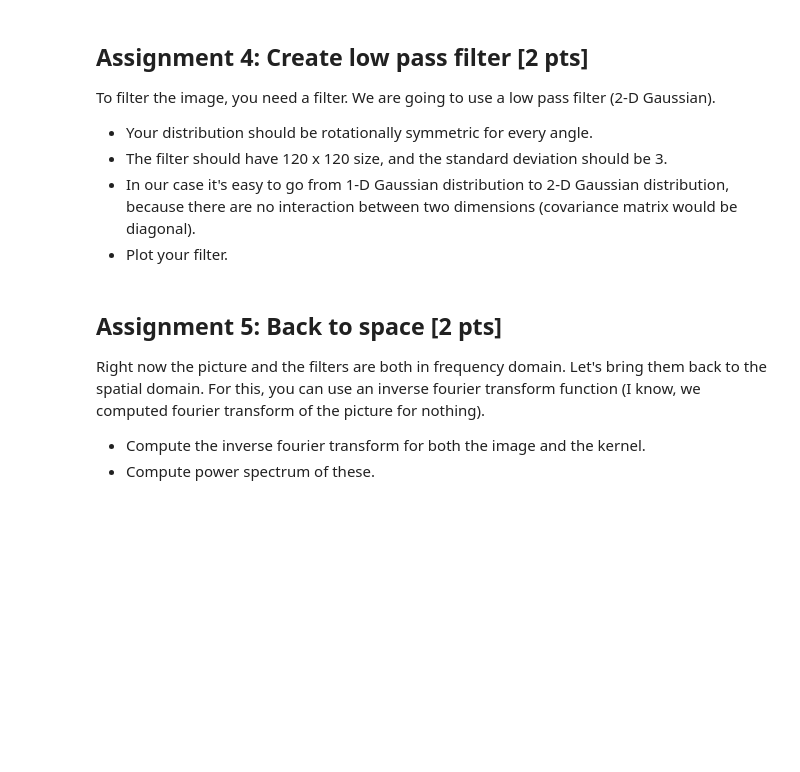
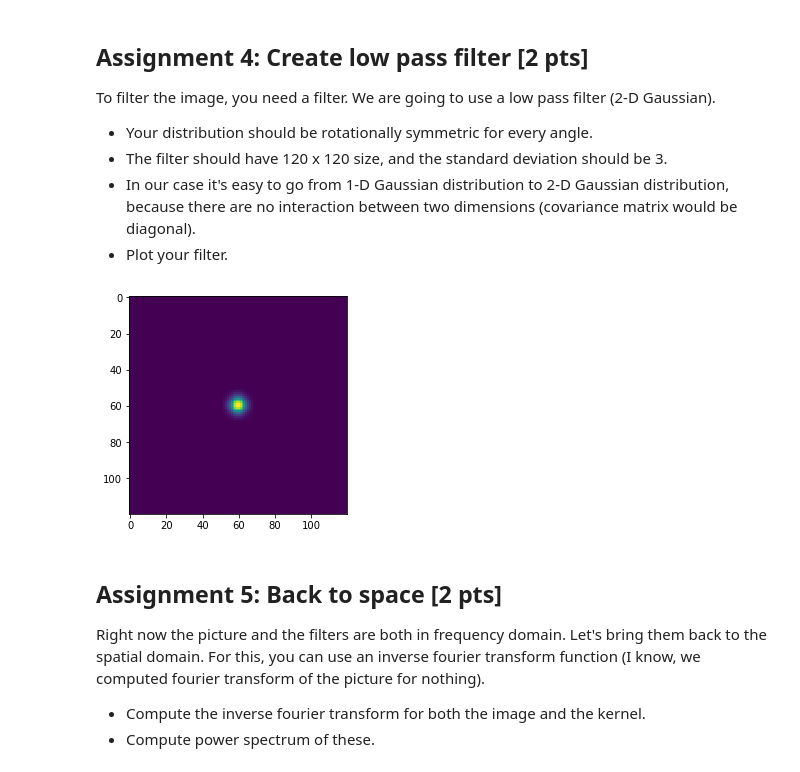
Before and after one commit to NBP-ACC/week-9-acc_7, a Jupyter notebook: sheet07.ipynb, the cells around one changed output. Saved outputs shown, nothing was run; the diff lists cells and outputs as text; code cells hidden in the pictures; blank space fills up the shorter version.

```diff
--- a/sheet07.ipynb
+++ b/sheet07.ipynb
@@ -132,3 +124,15 @@ plt.show()
+# %%
+# gaussian-smooth with 120 len and stdev=3
+#we flatten it to 1d array
+d1_filter = signal.gaussian(120, std=3).reshape(120, 1)
+#2-D filter
+lp_filter = np.outer(d1_filter, d1_filter)
+
+#plot the filter
+plt.imshow(lp_filter)
+plt.show()
+# %% [output]
+[figure, added]
 # %% [markdown]
 ## Assignment 5: Back to space [2 pts]
 Right now the picture and the filters are both in frequency domain. Let's bring them back to the spatial domain. For this, you can use an inverse fourier transform function (I know, we computed fourier transform of the picture for nothing).
```
Also changed, not shown: parts of 10 cells of this notebook.
